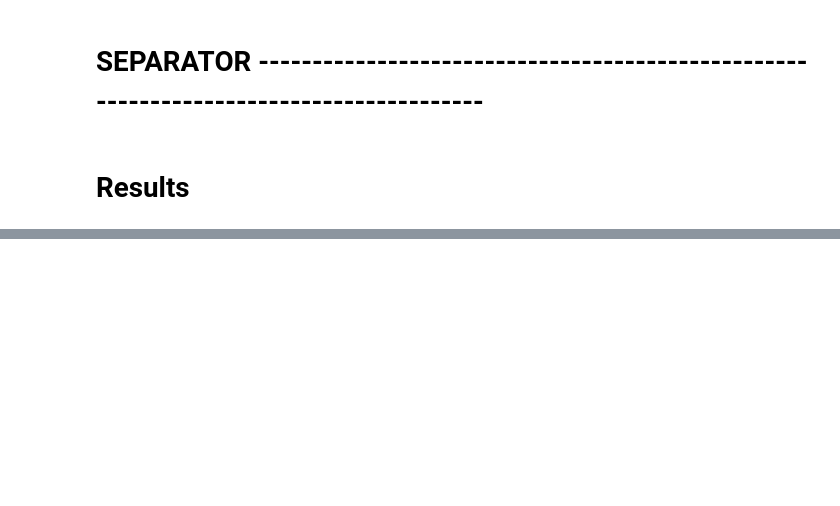
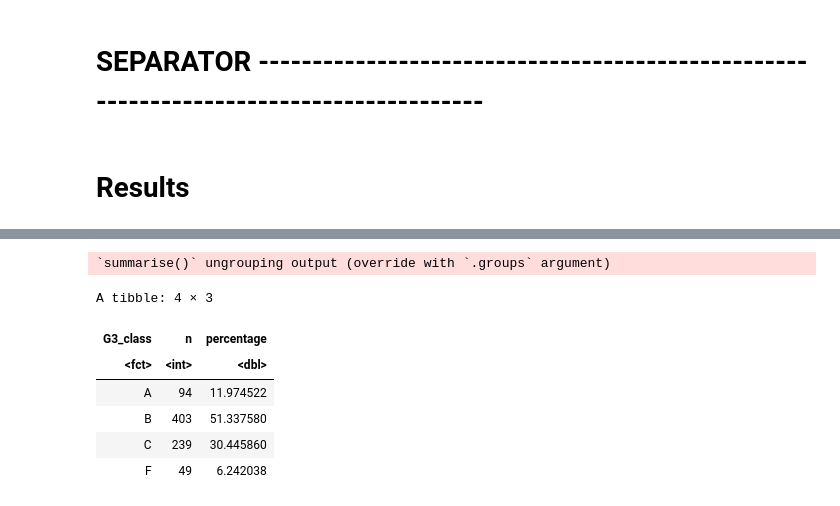
Before and after one commit to eto168/DSCI100_team24_project_proposal, a Jupyter notebook: Project-Report.ipynb, the cells around one changed output, grey strips where cells are left out. Saved outputs shown, nothing was run; the diff lists cells and outputs as text; code cells hidden in the pictures; blank space fills up the shorter version.

```diff
--- a/Project-Report.ipynb
+++ b/Project-Report.ipynb
@@ -242,0 +248,18 @@ Here, we will use KNN Classification to
+# %%
+#Add summary to check if class imbalance is present.
+class_imbalance_summary <- data_train_new_classifier %>%
+    select(G3_class) %>%
+    group_by(G3_class) %>%
+    summarize(n = n(),
+              percentage = n() / nrow(data_train) * 100)
+
+class_imbalance_summary
+# %% [output]
+`summarise()` ungrouping output (override with `.groups` argument)
+A tibble: 4 × 3
+| G3_class | n | percentage |
+| <fct> | <int> | <dbl> |
+| A | 94 | 11.974522 |
+| B | 403 | 51.337580 |
+| C | 239 | 30.445860 |
+| F | 49 | 6.242038 |
```
Also changed, not shown: parts of 18 cells of this notebook.
